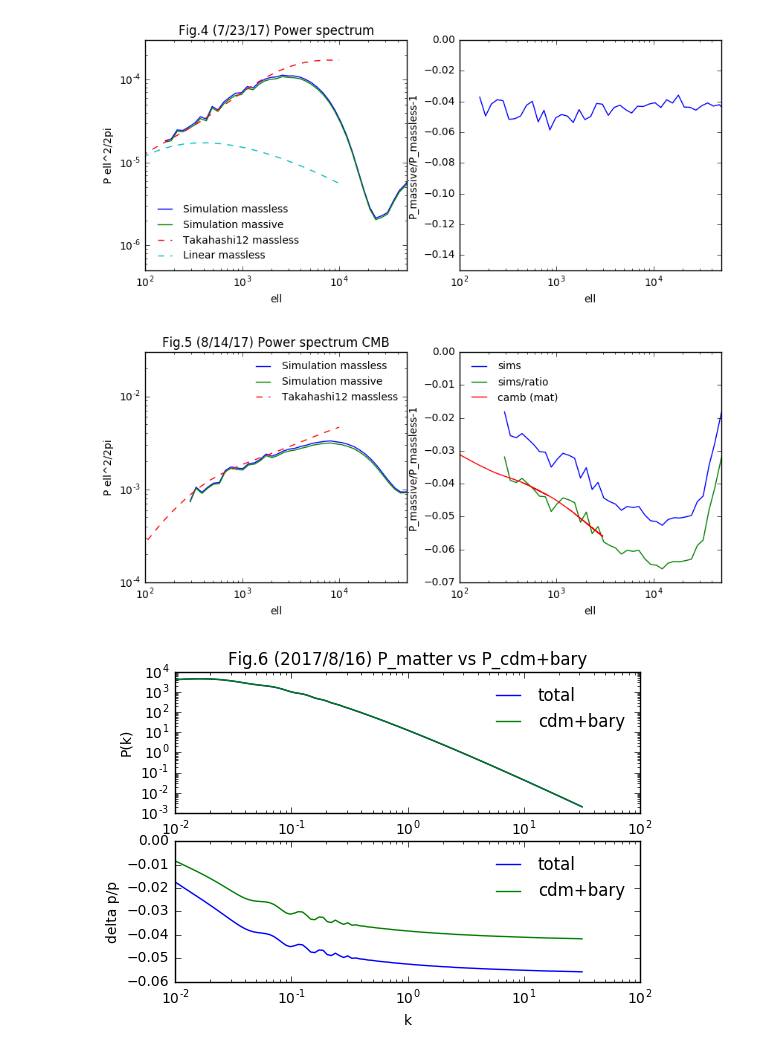
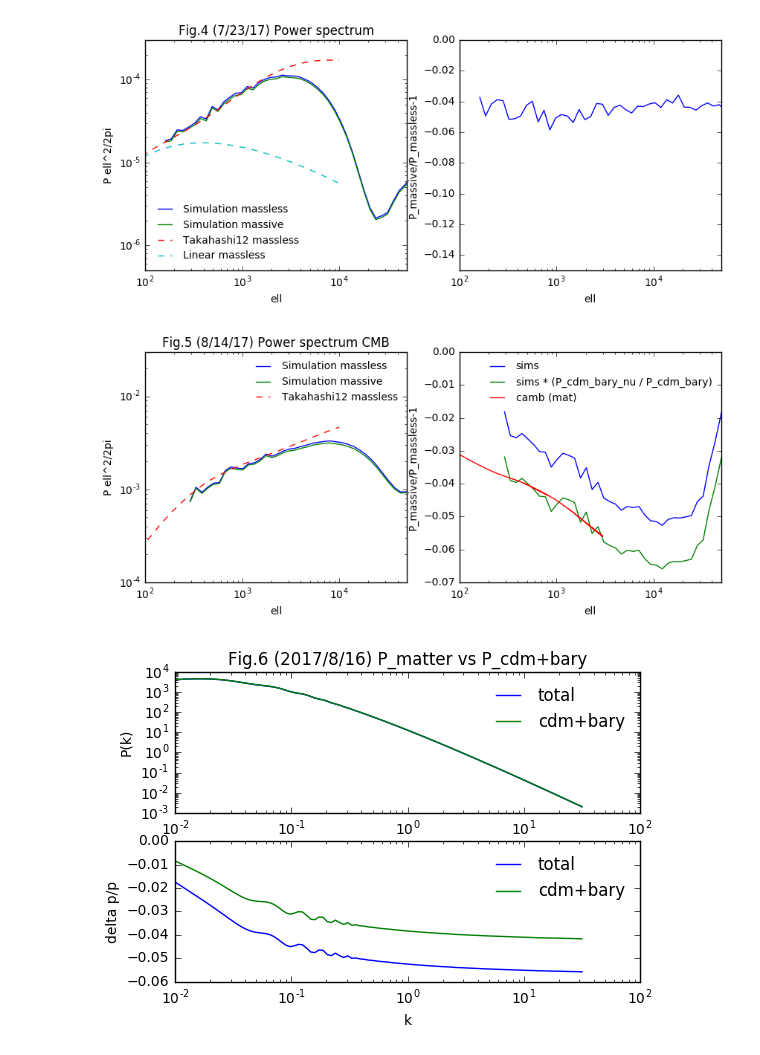
Before and after one commit to liuxx479/neutrino-batch, a Jupyter notebook: plot-maps.ipynb, the cells around one changed output. Drawn from its saved outputs; the diff is of its cells as text; code cells hidden in the pictures.

```diff
--- a/plot-maps.ipynb
+++ b/plot-maps.ipynb
@@ -158,35 +158,35 @@ Pnonu_z2_interp = Ptot_z2_interp * ratio_nn
 kmat0, pmat0 = loadtxt('camb/camb_mat_massless.txt').T
 kmat1, pmat1 = loadtxt('camb/camb_mat_massive.txt').T
 
 f=figure(figsize=(10,4))
 ax1=f.add_subplot(121)
 ax2=f.add_subplot(122)
 
 ax1.loglog(ell1100, ps0_z1100,label='Simulation massless')
 ax1.loglog(ell1100, ps1_z1100,label='Simulation massive')
 ax1.loglog(ell0_s8cmb, ps0_s8cmb,'--',label='Takahashi12 massless')
 #ax1.loglog(ell0_s8cmb, ps0_s8cmb*0.85,'--',label='Takahashi12 massless*0.85')
 
 ax1.set_xlabel('ell')
 ax1.set_ylabel('P ell^2/2pi')
 ax1.set_xlim(1e2, 5e4)
 ax1.set_ylim(1e-4, 3e-2)
 ax1.legend(loc=0,frameon=0,fontsize=10)
 ax1.set_title('Fig.5 (8/14/17) Power spectrum CMB')
 
 ax2.plot(ell1100, ps1_z1100/ps0_z1100-1, label='sims')
-ax2.plot(ell1100, ps1_z1100/mean(ratio_nn)/ps0_z1100-1, label='sims/ratio')
+ax2.plot(ell1100, ps1_z1100/mean(ratio_nn)/ps0_z1100-1, label='sims * (P_cdm_bary_nu / P_cdm_bary)')
 ax2.plot(kmat1, pmat1/pmat0-1,label='camb (mat)')
 ax2.set_xscale('log')
 ax2.legend(loc=0,frameon=0,fontsize=10)
 ax2.set_xlim(1e2, 5e4)
 ax2.set_ylim(-.07,0)
 ax2.set_xlabel('ell')
 ax2.set_ylabel('P_massive/P_massless-1')
 
 show()
 # %% [output]
-[figure, old version]
+[figure, new version]
 # %%
 f=figure(figsize=(6,4))
 ax1=f.add_subplot(211)
```
